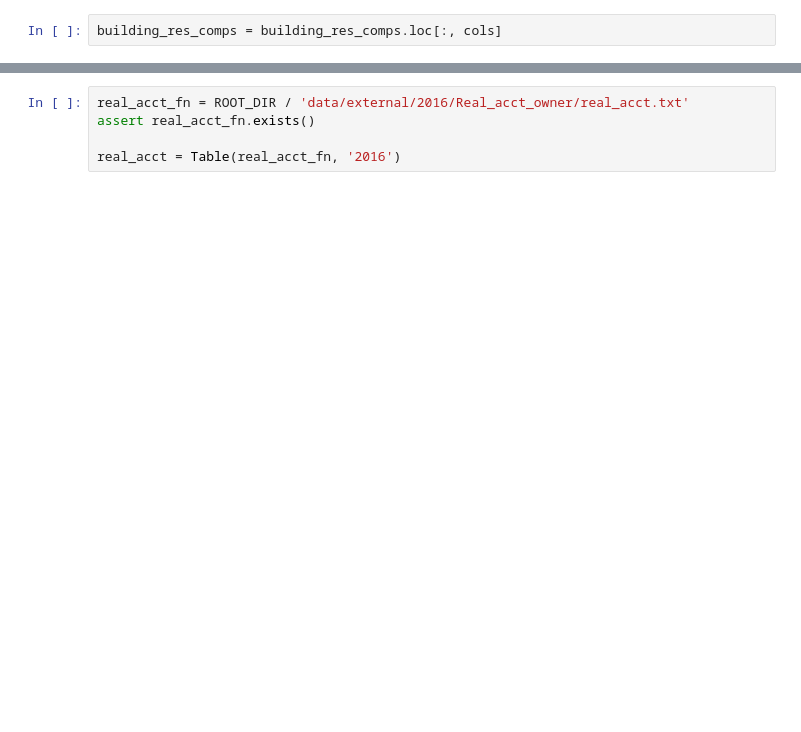
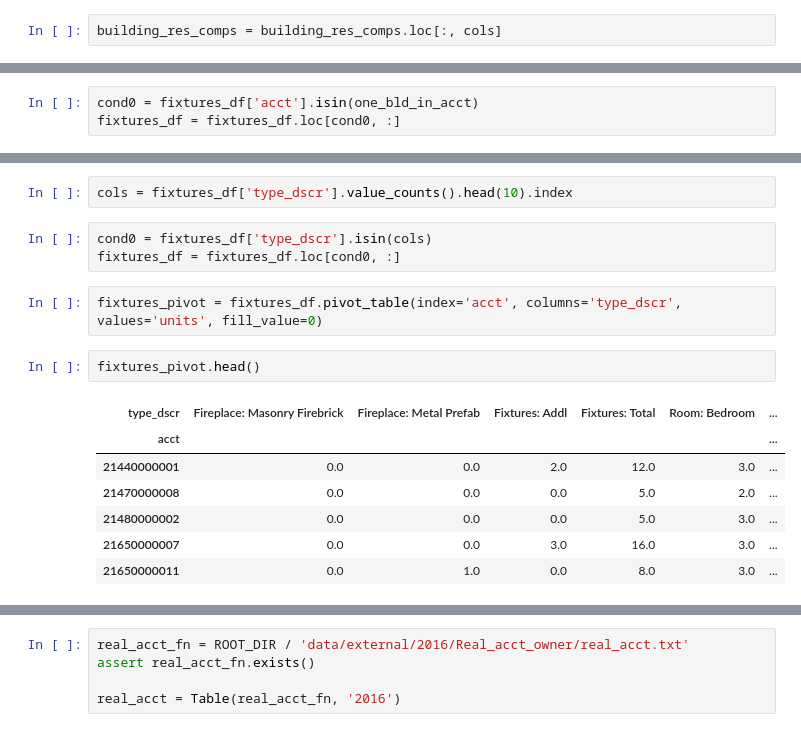
Before and after one commit to RafaelPinto/hcad_pred, a Jupyter notebook: notebooks/01_Exploratory/1.0-rp-hcad-data-view.ipynb, the cells around one changed output, grey strips where cells are left out. Saved outputs shown, nothing was run; the diff lists cells and outputs as text; blank space fills up the shorter version.

```diff
--- a/notebooks/01_Exploratory/1.0-rp-hcad-data-view.ipynb
+++ b/notebooks/01_Exploratory/1.0-rp-hcad-data-view.ipynb
@@ -296,0 +288,3 @@ Name: pct, Length: 97, dtype: int64
+# %%
+cond0 = fixtures_df['acct'].isin(one_bld_in_acct)
+fixtures_df = fixtures_df.loc[cond0, :]
@@ -297 +323,18 @@ Name: pct, Length: 97, dtype: int64
+# %%
+cols = fixtures_df['type_dscr'].value_counts().head(10).index
+# %%
+cond0 = fixtures_df['type_dscr'].isin(cols)
+fixtures_df = fixtures_df.loc[cond0, :]
+# %%
+fixtures_pivot = fixtures_df.pivot_table(index='acct', columns='type_dscr', values='units', fill_value=0)
+# %%
+fixtures_pivot.head()
+# %% [output]
+| type_dscr | Fireplace: Masonry Firebrick | Fireplace: Metal Prefab | Fixtures: Addl | Fixtures: Total | Room: Bedroom | ... |
+| acct |  |  |  |  |  | ... |
+| 21440000001 | 0.0 | 0.0 | 2.0 | 12.0 | 3.0 | ... |
+| 21470000008 | 0.0 | 0.0 | 0.0 | 5.0 | 2.0 | ... |
+| 21480000002 | 0.0 | 0.0 | 0.0 | 5.0 | 3.0 | ... |
+| 21650000007 | 0.0 | 0.0 | 3.0 | 16.0 | 3.0 | ... |
+| 21650000011 | 0.0 | 1.0 | 0.0 | 8.0 | 3.0 | ... |
 # %% [markdown]
```
Also changed, not shown: parts of 21 cells of this notebook.
